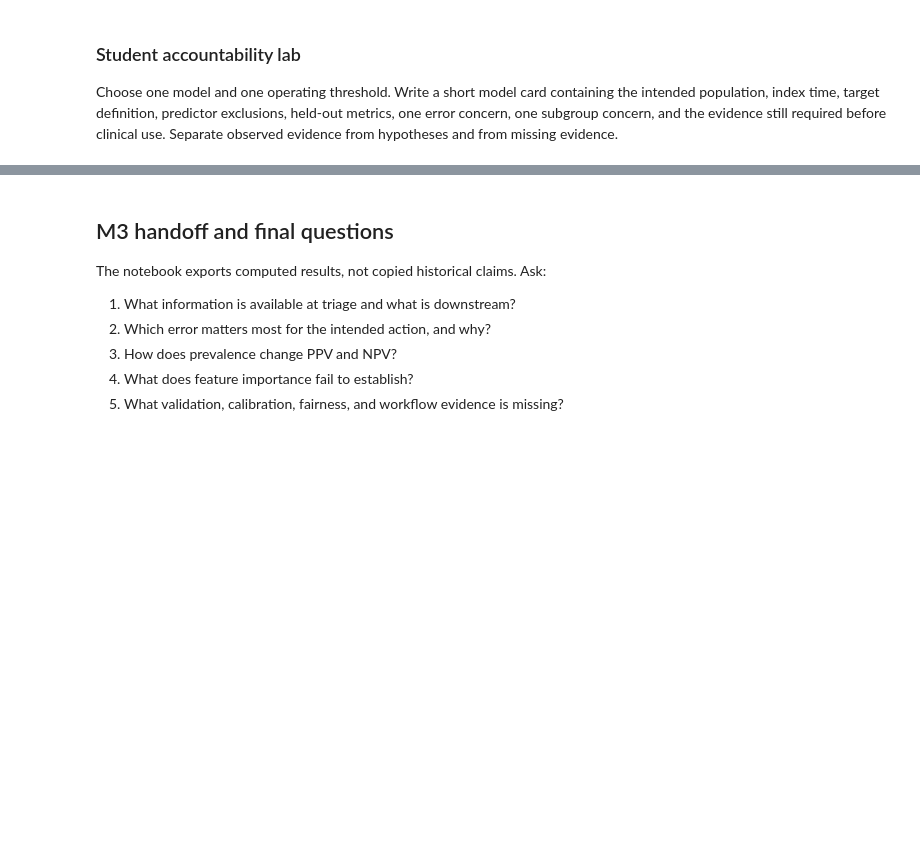
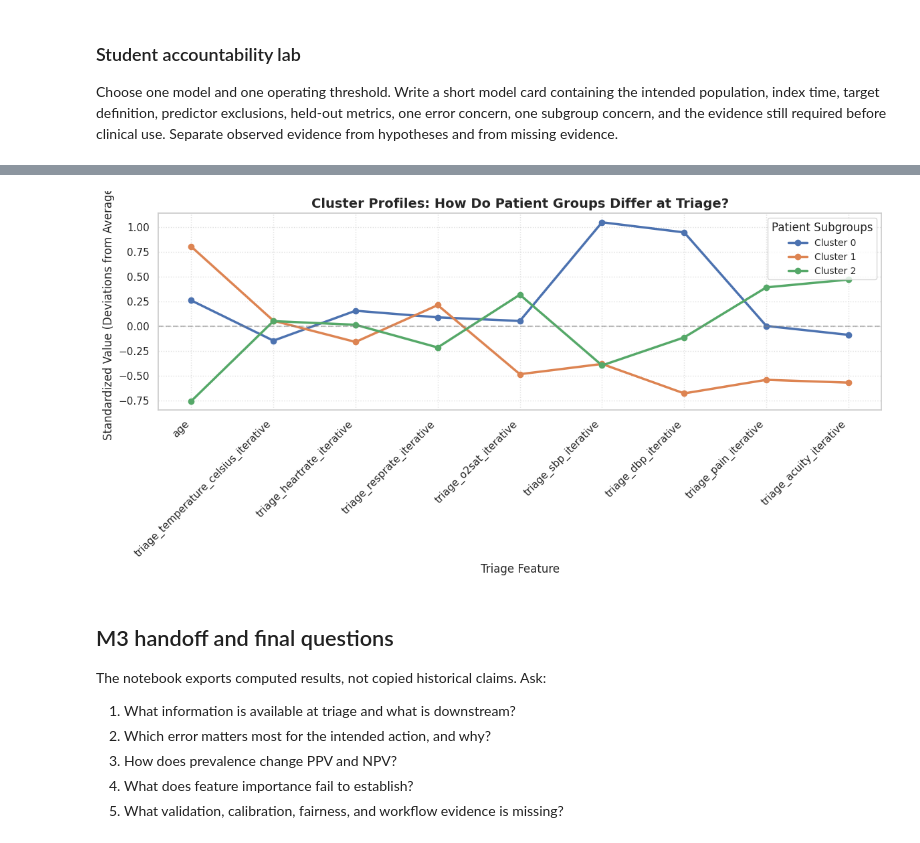
Before and after one commit to waziz786/MedML-toolbox, a Jupyter notebook: notebooks/03_M3_Critical_Outcome_Analysis.ipynb, the cells around one changed output, grey strips where cells are left out. Saved outputs shown, nothing was run; the diff lists cells and outputs as text; code cells hidden in the pictures; blank space fills up the shorter version.

```diff
--- a/notebooks/03_M3_Critical_Outcome_Analysis.ipynb
+++ b/notebooks/03_M3_Critical_Outcome_Analysis.ipynb
@@ -531,0 +614,28 @@ display(error_examples.head(20))
+# %%
+from sklearn.cluster import KMeans
+import pandas as pd
+import numpy as np
+
+# Let's subset our scaled training features to just the core triage numeric measurements
+triage_numeric_indices = [NUMERIC.index(f) for f in triage_features if f in NUMERIC]
+X_train_triage = X_train_encoded[:, triage_numeric_indices]
+triage_col_names = [NUMERIC[i] for i in triage_numeric_indices]
+
+# 1. Fit KMeans clustering to find 3 distinct patient profiles
+kmeans = KMeans(n_clusters=3, random_state=42, n_init=10)
+clusters = kmeans.fit_predict(X_train_triage)
+
+# 2. Map cluster centroids back to see relative patient properties
+centroids = pd.DataFrame(
+    kmeans.cluster_centers_,
+    columns=triage_col_names,
+    index=[f"Cluster {i}" for i in range(3)]
+)
+
+print("Cluster sizes:")
+unique, counts = np.unique(clusters, return_counts=True)
+for cluster_id, count in zip(unique, counts):
+    print(f"Cluster {cluster_id}: {count:,} patients")
+
+print("\nNormalized Centroids (mean value in standard deviations from the dataset mean):")
+display(centroids.round(2).T)
@@ -532,3 +698,22 @@ display(error_examples.head(20))
+# %%
+# Let's create a clean, easy-to-follow Profile Plot of the cluster centroids
+plt.figure(figsize=(12, 6))
+
+# Plot a line for each cluster's average feature values
+for cluster in centroids.index:
+    plt.plot(centroids.columns, centroids.loc[cluster], marker='o', linewidth=2.5, label=cluster)
+
+plt.axhline(0, color='gray', linestyle='--', alpha=0.5)
+plt.xticks(rotation=45, ha='right')
+plt.title('Cluster Profiles: How Do Patient Groups Differ at Triage?', fontsize=14, fontweight='bold')
+plt.ylabel('Standardized Value (Deviations from Average)', fontsize=12)
+plt.xlabel('Triage Feature', fontsize=12)
+plt.legend(title='Patient Subgroups', fontsize=10)
+plt.grid(True, linestyle=':', alpha=0.6)
+plt.tight_layout()
+plt.show()
+# %% [output]
+[figure, added]
 # %% [markdown]
 ## M3 handoff and final questions
 
```
Also changed, not shown: parts of 17 cells of this notebook.
